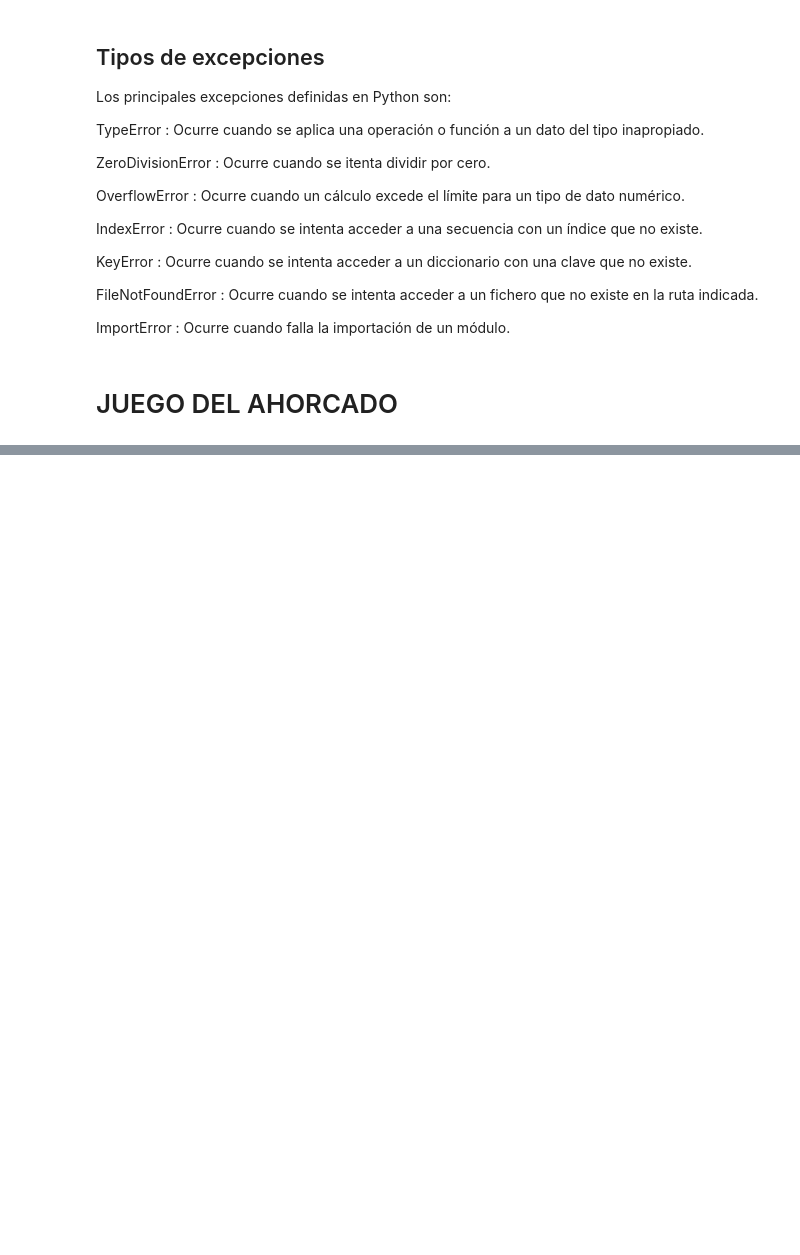
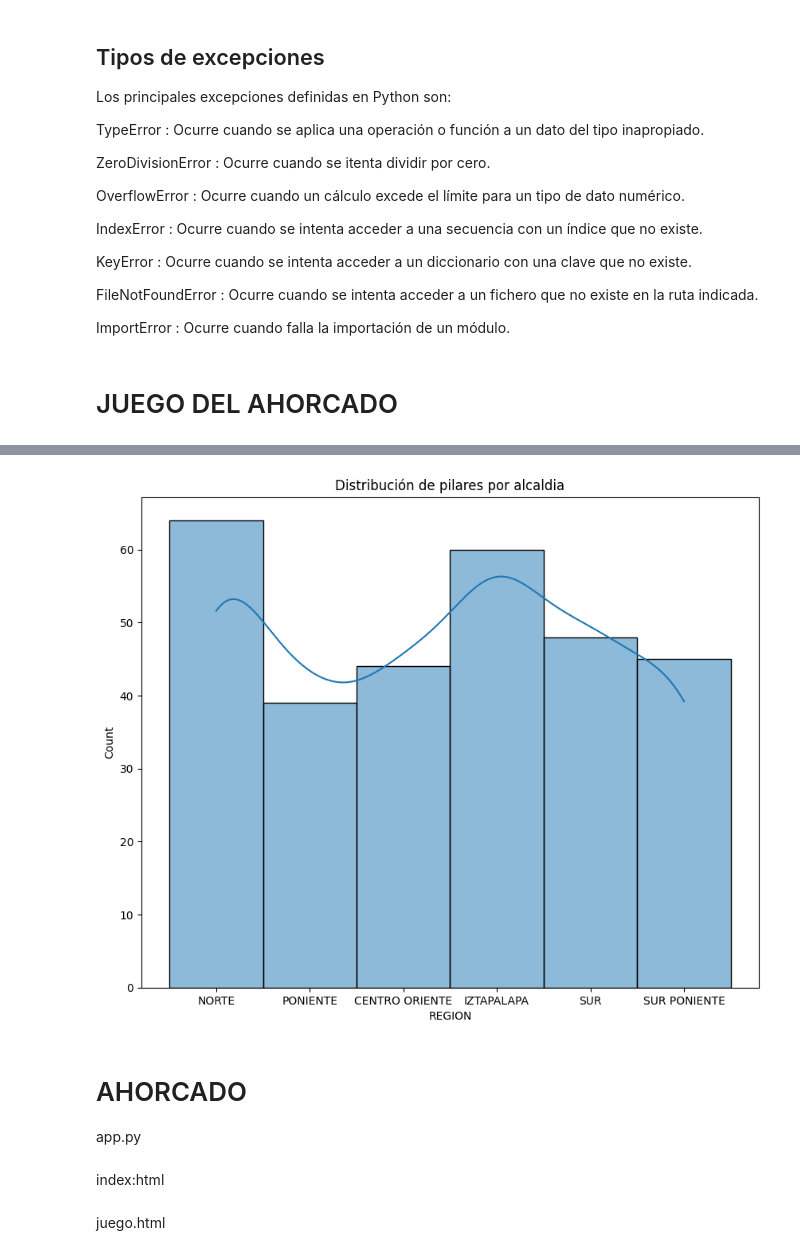
Before and after one commit to escuelaDeCodigoMargaritaMaza/Python, a Jupyter notebook: CuadernoTrabajo.ipynb, the cells around one changed output, grey strips where cells are left out. Cells and saved outputs as stored; diff of their text form; code cells hidden in the pictures; blank space fills up the shorter version.

```diff
--- a/CuadernoTrabajo.ipynb
+++ b/CuadernoTrabajo.ipynb
@@ -1750,0 +2086,18 @@ jugador1.jugar()
+# %%
+import matplotlib.pyplot as plt
+import seaborn as sns
+
+plt.figure(figsize=(10,8))
+
+grafica=sns.histplot(data=pilares,x='REGION', kde=True)
+grafica.set_title('Distribución de pilares por alcaldia')
+
+
+
+plt.show() #para visualizarlo
+# %% [output]
+[figure, added]
+# %% [markdown]
+# AHORCADO
+
+app.py
@@ -1750,0 +2188,2 @@ jugador1.jugar()
+# %% [markdown]
+index:html
@@ -1750,0 +2202,2 @@ jugador1.jugar()
+# %% [markdown]
+juego.html
```
Also changed, not shown: parts of 46 cells of this notebook.
